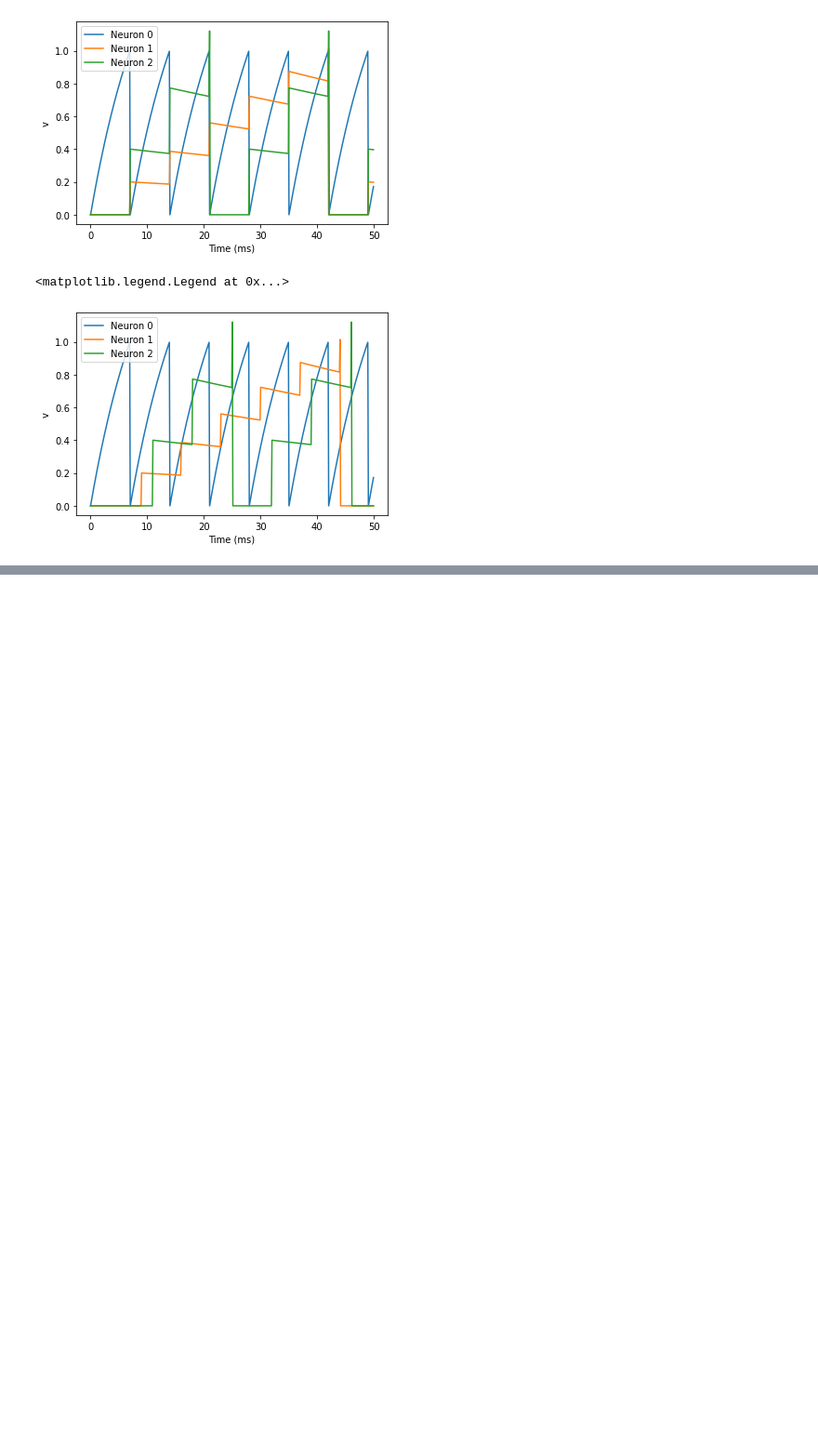
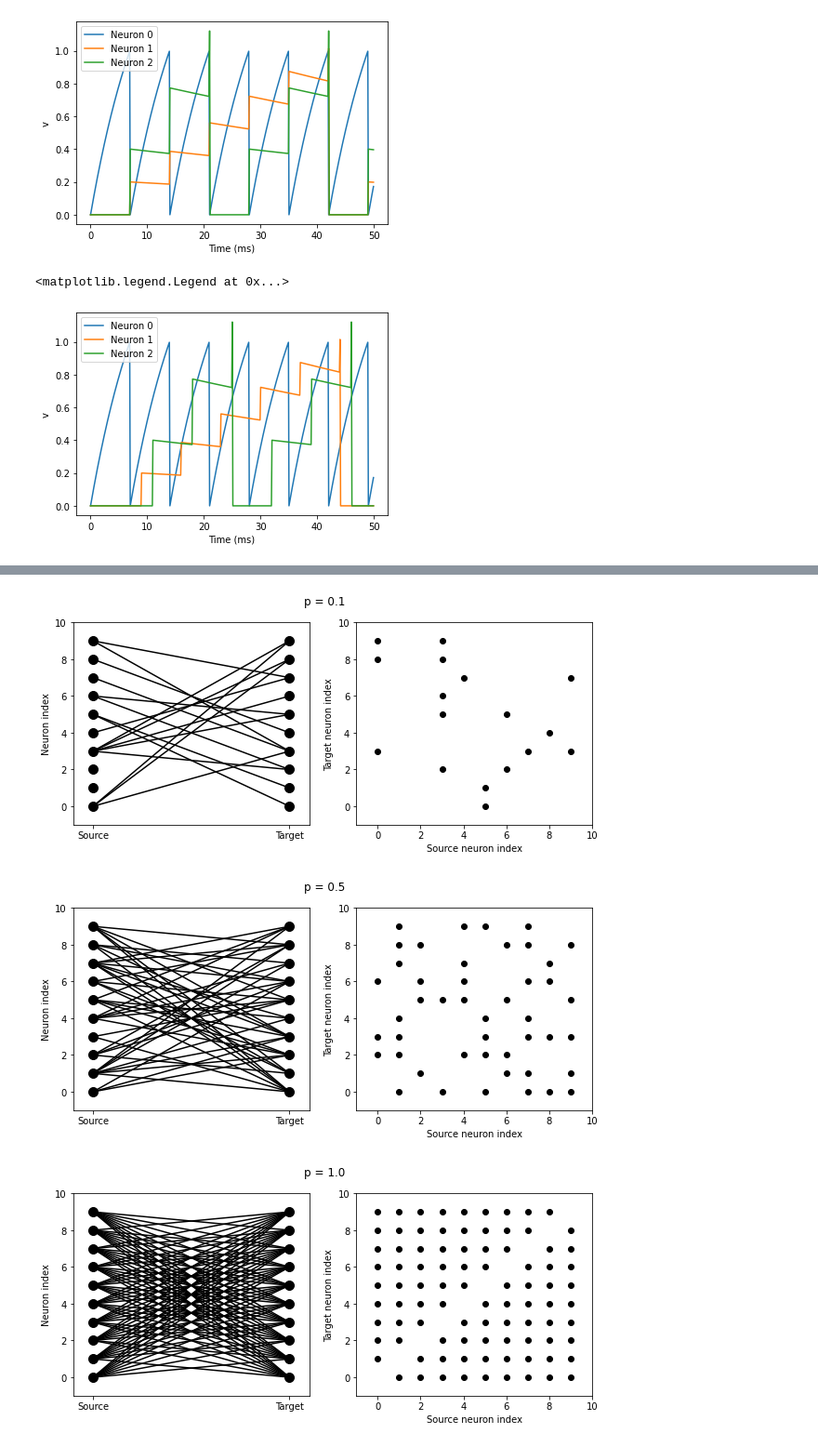
Before and after one commit to mcorne/test-python, a Jupyter notebook: brian2/2-intro-to-brian-synapses.ipynb, the cells around one changed output, grey strips where cells are left out. Shown at 93% size. Saved outputs shown, nothing was run; the diff lists cells and outputs as text; code cells hidden in the pictures; blank space fills up the shorter version.

```diff
--- a/brian2/2-intro-to-brian-synapses.ipynb
+++ b/brian2/2-intro-to-brian-synapses.ipynb
@@ -100,0 +137,16 @@ legend()
+# %%
+# Connections with different probabilities
+start_scope()
+
+N = 10
+G = NeuronGroup(N, 'v:1')
+
+for p in [0.1, 0.5, 1.0]:
+    S = Synapses(G)
+    S.connect(condition='i!=j', p=p)
+    visualize_connectivity(S)
+    suptitle('p = ' + str(p))
+# %% [output]
+[figure, added]
+[figure, added]
+[figure, added]
```
Also changed, not shown: parts of 9 cells of this notebook, 1 other file.
